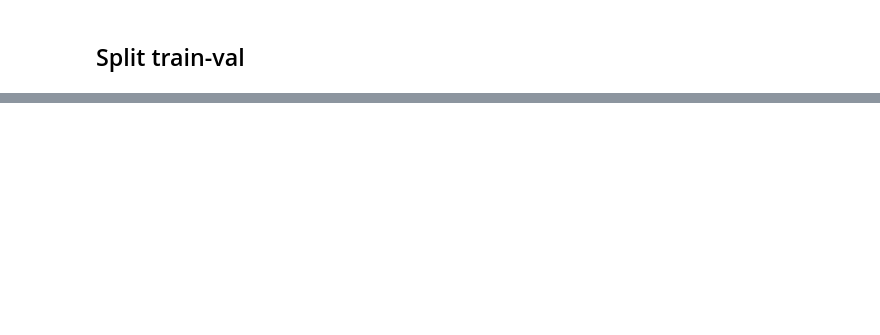
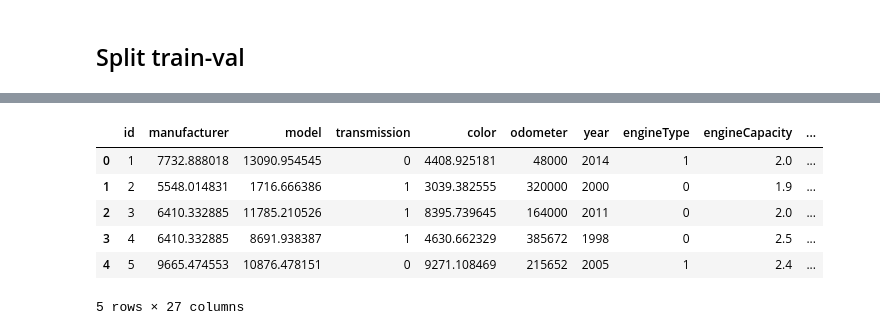
Before and after one commit to felixnguyen678/Statistical-Inference-Project, a Jupyter notebook: main.ipynb, the cells around one changed output, grey strips where cells are left out. Cells and saved outputs as stored; diff of their text form; code cells hidden in the pictures; blank space fills up the shorter version.

```diff
--- a/Linear Regression/main.ipynb
+++ b/main.ipynb
@@ -187,0 +225,26 @@ X_train, X_val, Y_train, Y_val = train_test_split(X_df, Y_df, test_size=0.2, ran
+# %%
+# Manufacturer
+manufacturer_avg_price = X_df.groupby('manufacturer')['price'].mean()
+X_df['manufacturer'] = X_df['manufacturer'].map(manufacturer_avg_price)
+
+# Model
+model_avg_price = X_df.groupby('model')['price'].mean()
+X_df['model'] = X_df['model'].map(model_avg_price)
+
+# Color
+color_avg_price = X_df.groupby('color')['price'].mean()
+X_df['color'] = X_df['color'].map(color_avg_price)
+
+# BodyType
+bodyType_avg_price = X_df.groupby('bodyType')['price'].mean()
+X_df['bodyType'] = X_df['bodyType'].map(bodyType_avg_price)
+
+X_df.head()
+# %% [output]
+|  | id | manufacturer | model | transmission | color | odometer | year | engineType | engineCapacity | ... |
+| 0 | 1 | 7732.888018 | 13090.954545 | 0 | 4408.925181 | 48000 | 2014 | 1 | 2.0 | ... |
+| 1 | 2 | 5548.014831 | 1716.666386 | 1 | 3039.382555 | 320000 | 2000 | 0 | 1.9 | ... |
+| 2 | 3 | 6410.332885 | 11785.210526 | 1 | 8395.739645 | 164000 | 2011 | 0 | 2.0 | ... |
+| 3 | 4 | 6410.332885 | 8691.938387 | 1 | 4630.662329 | 385672 | 1998 | 0 | 2.5 | ... |
+| 4 | 5 | 9665.474553 | 10876.478151 | 0 | 9271.108469 | 215652 | 2005 | 1 | 2.4 | ... |
+5 rows × 27 columns
```
Also changed, not shown: parts of 14 cells of this notebook, 1 other file.
